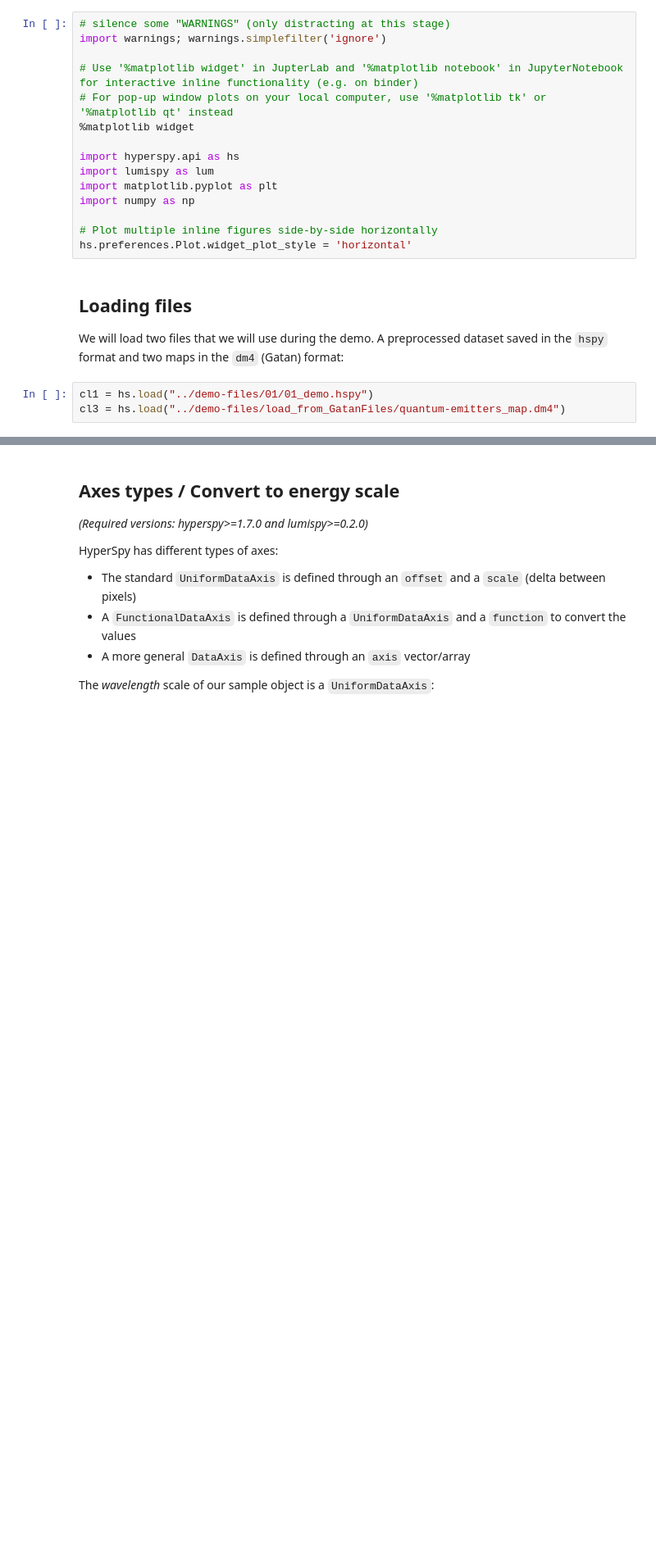
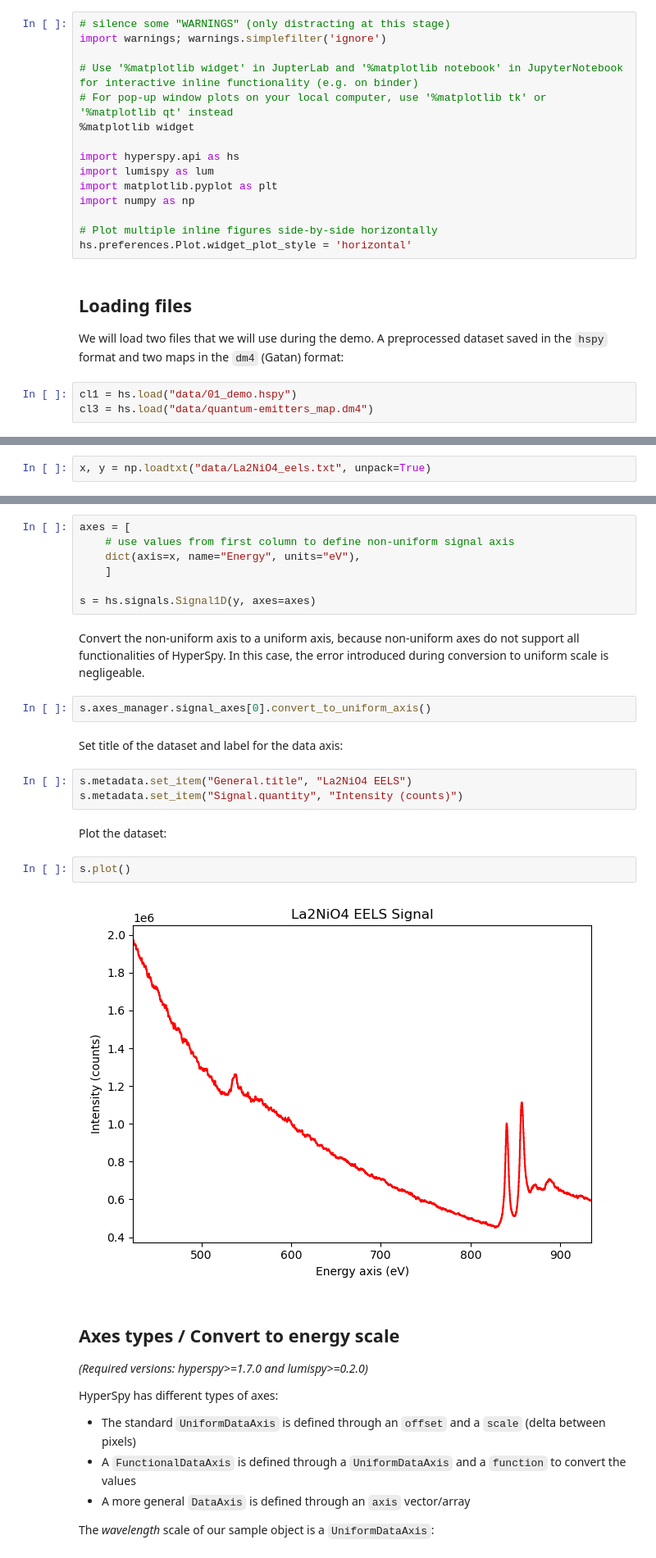
Before and after one commit to LumiSpy/eBEAM2024-Tutorial, a Jupyter notebook: 2_AdvancedExamples_HyperSpy-LumiSpy-eXSpy.ipynb, the cells around one changed output, grey strips where cells are left out. Shown at 82% size. Drawn from its saved outputs; the diff is of its cells as text; blank space fills up the shorter version.

```diff
--- a/2_AdvancedExamples_HyperSpy-LumiSpy-eXSpy.ipynb
+++ b/2_AdvancedExamples_HyperSpy-LumiSpy-eXSpy.ipynb
@@ -41,5 +42,5 @@ hs.preferences.Plot.widget_plot_style = 'horizontal'
 
 We will load two files that we will use during the demo. A preprocessed dataset saved in the `hspy` format and two maps in the `dm4` (Gatan) format:
 # %%
-cl1 = hs.load("../demo-files/01/01_demo.hspy")
-cl3 = hs.load("../demo-files/load_from_GatanFiles/quantum-emitters_map.dm4")
+cl1 = hs.load("data/01_demo.hspy")
+cl3 = hs.load("data/quantum-emitters_map.dm4")
@@ -45,0 +56,2 @@ cl3 = hs.load("../demo-files/load_from_GatanFiles/quantum-emitters_map.dm4")
+# %%
+x, y = np.loadtxt("data/La2NiO4_eels.txt", unpack=True)
@@ -46,3 +60,25 @@ cl3 = hs.load("../demo-files/load_from_GatanFiles/quantum-emitters_map.dm4")
+# %%
+axes = [
+    # use values from first column to define non-uniform signal axis
+    dict(axis=x, name="Energy", units="eV"),
+    ]
+
+s = hs.signals.Signal1D(y, axes=axes)
+# %% [markdown]
+Convert the non-uniform axis to a uniform axis, because non-uniform axes do not support all functionalities of HyperSpy. In this case, the error introduced during conversion to uniform scale is negligeable.
+# %%
+s.axes_manager.signal_axes[0].convert_to_uniform_axis()
+# %% [markdown]
+Set title of the dataset and label for the data axis:
+# %%
+s.metadata.set_item("General.title", "La2NiO4 EELS")
+s.metadata.set_item("Signal.quantity", "Intensity (counts)")
+# %% [markdown]
+Plot the dataset:
+# %%
+s.plot()
+# %% [output]
+[figure, added]
 # %% [markdown]
 ## Axes types / Convert to energy scale
 
```
Also changed, not shown: parts of 47 cells of this notebook, 2 other files.
